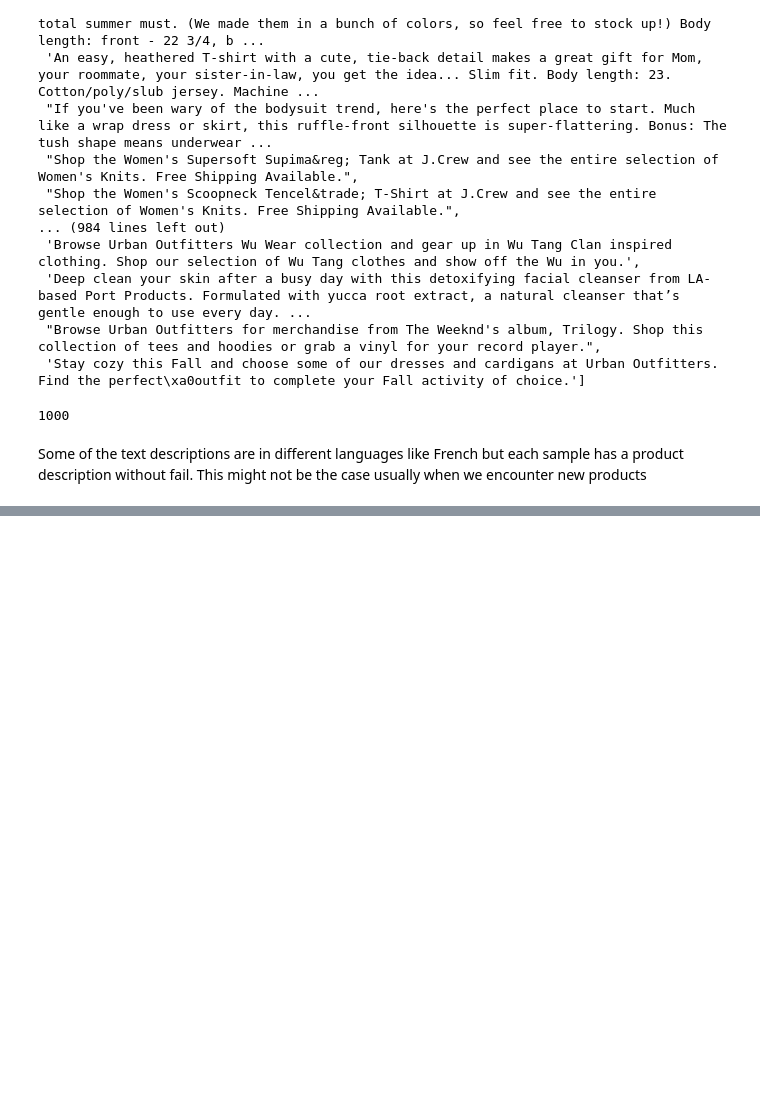
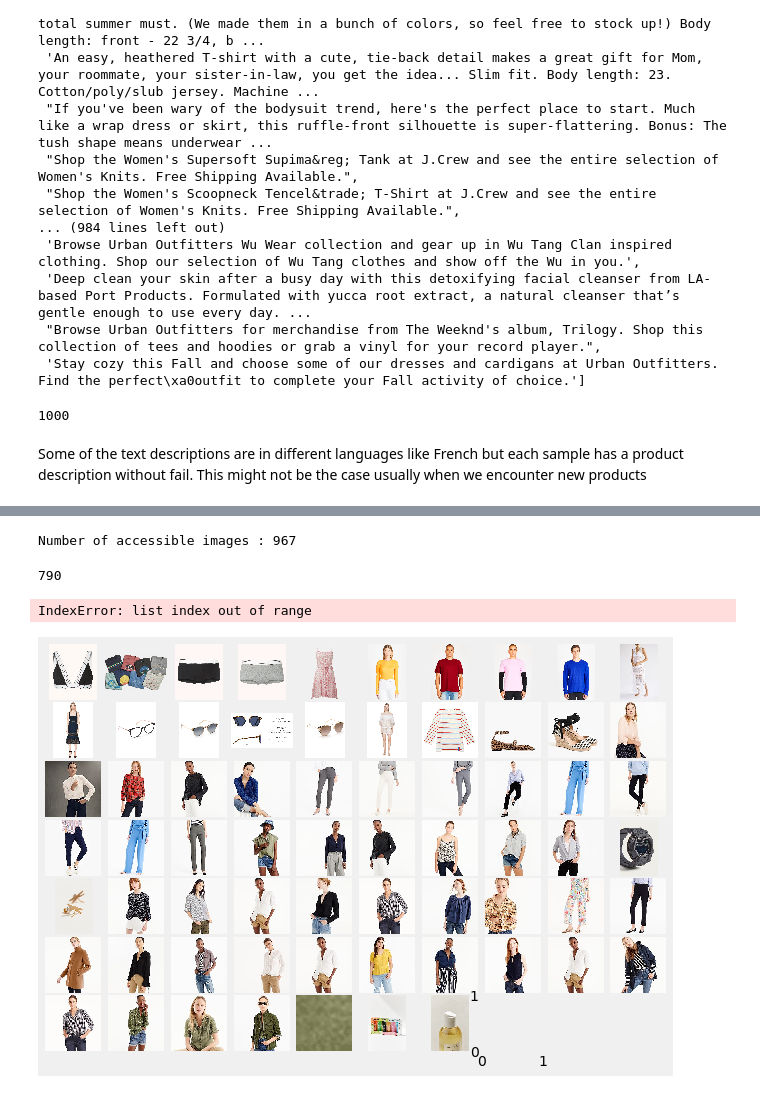
Before and after one commit to snknitin/Product-Classification-Challenge, a Jupyter notebook: Data_Exploration.ipynb, the cells around one changed output, grey strips where cells are left out. Saved outputs shown, nothing was run; the diff lists cells and outputs as text; code cells hidden in the pictures; blank space fills up the shorter version.

Commit message:
Data exploration complete

```diff
--- a/Data_Exploration.ipynb
+++ b/Data_Exploration.ipynb
@@ -145,11 +131,13 @@ def plot_images(instances, images_per_row=10, **options):
 # %%
 X=[]
+failed=[]
 for i in range(len(data)):
     try:
         response = requests.get(data[i]['images_url'])
         img = Image.open(BytesIO(response.content))
         X.append(img)
     except:
-        pass
+        failed.append(i)
+        continue
 # %%
 len(X)
@@ -161,0 +242,51 @@ plt.show()
+# %%
+print("Number of accessible images : {}".format(len(X)))
+# %% [output]
+Number of accessible images : 967
+# %%
+def url_to_image(url):
+    resp = urllib.request.urlopen(url)
+    image = np.asarray(bytearray(resp.read()), dtype="uint8")
+    image = cv2.imdecode(image, cv2.IMREAD_COLOR)
+    return image
+# %%
+np_images=[]
+for i in range(len(data)):
+    url=data[i]['images_url']
+    if url.startswith("//"):
+        url ="https://"+url[2:]
+    try:
+        np_images.append(url_to_image(url))
+    except:
+        pass
+# %%
+len(np_images)
+# %% [output]
+790
+# %%
+img_path = os.path.join(walk_up_folder(os.getcwd(), depth=1),'static/')
+if not os.path.exists(img_path):
+    os.makedirs(img_path)
+# %%
+r,c=10,10
+plt.figure(figsize = (r,c))
+cnt = 900
+gs1 = gridspec.GridSpec(r, c)
+gs1.update(wspace=0.025, hspace=0.05)
+
+# iterate in order to create a subplot
+for i in range(r):
+    for j in range(c):
+        axs[i, j] = plt.subplot(gs1[i,j])
+        if cnt<968:
+            axs[i, j].imshow(X[cnt])
+        axs[i, j].axis('off')
+        axs[i, j].set_xticklabels([])
+        axs[i, j].set_yticklabels([])
+        axs[i, j].set_aspect('equal')
+        cnt += 1
+plt.subplots_adjust(wspace=0, hspace=0)
+save_fig(img_path,"products_9",False)
+# %% [output]
+IndexError: list index out of range
+[figure, added]
```
Also changed, not shown: parts of 13 cells of this notebook.
